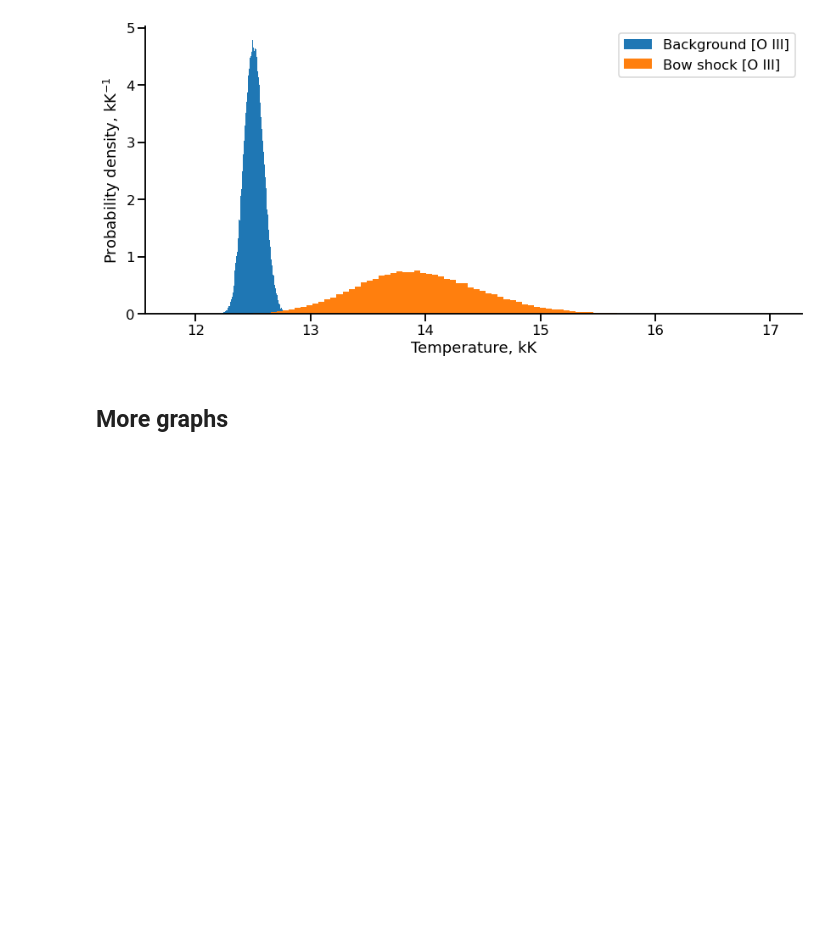
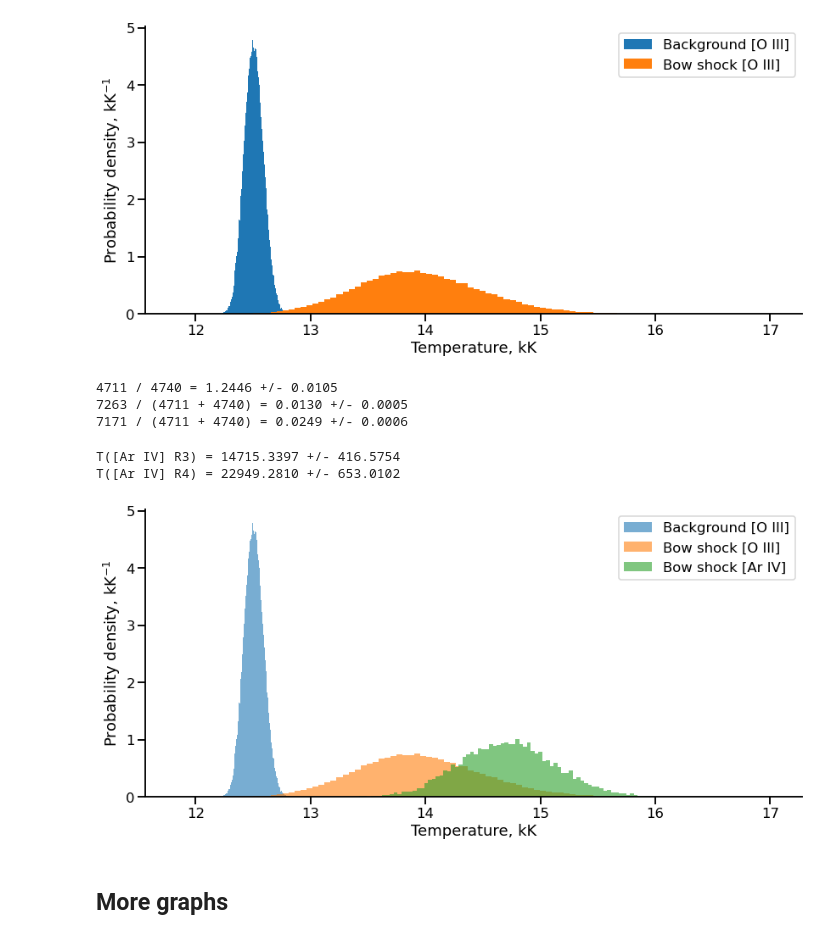
Before and after one commit to will-henney/muse-hii-regions, a Jupyter notebook: notebooks/10-01-ngc346-fors1-spatial-profiles.ipynb, the cells around one changed output. Drawn from its saved outputs; the diff is of its cells as text; code cells hidden in the pictures; blank space fills up the shorter version.

Commit message:
Finish analysis of O III vs Ar IV temperature

```diff
--- a/notebooks/10-01-ngc346-fors1-spatial-profiles.ipynb
+++ b/notebooks/10-01-ngc346-fors1-spatial-profiles.ipynb
@@ -642,3 +666,51 @@ fig.tight_layout();
+# %%
+R1 = i4711 / i4740
+R34 = (i7263 + i7171) / (i4711 + i4740)
+R3 = i7263 / (i4711 + i4740)
+R4 = i7171 / (i4711 + i4740)
+# %%
+print(f"4711 / 4740 = {R1.pdf_mean():.4f} +/- {R1.pdf_std():.4f}")
+print(f"7263 / (4711 + 4740) = {R3.pdf_median():.4f} +/- {R3.pdf_std():.4f}")
+print(f"7171 / (4711 + 4740) = {R4.pdf_median():.4f} +/- {R4.pdf_std():.4f}")
+# %% [output]
+4711 / 4740 = 1.2446 +/- 0.0105
+7263 / (4711 + 4740) = 0.0130 +/- 0.0005
+7171 / (4711 + 4740) = 0.0249 +/- 0.0006
+# %%
+ar4 = pn.Atom("Ar", 4)
+# %%
+e4711 = ar4.getEmissivity(tem=Tgrid, den=100.0, wave=4711)
+e4740 = ar4.getEmissivity(tem=Tgrid, den=100.0, wave=4740)
+e7263 = ar4.getEmissivity(tem=Tgrid, den=100.0, wave=7263)
+e7171 = ar4.getEmissivity(tem=Tgrid, den=100.0, wave=7171)
+R34grid = (e7263 + e7171) / (e4711 + e4740)
+R3grid = e7263 / (e4711 + e4740)
+R4grid = e7171 / (e4711 + e4740)
+# %%
+T_R3 = unc.Distribution(np.interp(R3.distribution, R3grid, Tgrid))
+T_R4 = unc.Distribution(np.interp(R4.distribution, R4grid, Tgrid))
+# %%
+print(f"T([Ar IV] R3) = {T_R3.pdf_mean():.4f} +/- {T_R3.pdf_std():.4f}")
+print(f"T([Ar IV] R4) = {T_R4.pdf_mean():.4f} +/- {T_R4.pdf_std():.4f}")
+# %% [output]
+T([Ar IV] R3) = 14715.3397 +/- 416.5754
+T([Ar IV] R4) = 22949.2810 +/- 653.0102
+# %%
+fig, ax = plt.subplots(figsize=(12, 6))
+ax.hist(T_bg.distribution / 1000, bins=100, density=True, label="Background [O III]", alpha=0.6)
+ax.hist(T_bs.distribution / 1000, bins=100, density=True, label="Bow shock [O III]", alpha=0.6)
+ax.hist(T_R3.distribution / 1000, bins=100, density=True, label="Bow shock [Ar IV]", alpha=0.6)
+#ax.hist(T_R4.distribution / 1000, bins=100, density=True, label="Bow shock [Ar IV] R4")
+ax.legend()
+ax.set(
+    xlabel="Temperature, kK",
+    ylabel="Probability density, kK$^{-1}$",
+)
+sns.despine()
+fig.tight_layout()
+fig.savefig("../figs/ngc346-bowshock-T-oiii-ariv.pdf");
+# %% [output]
+[figure, added]
 # %% [markdown]
 ## More graphs
 # %%
```
Also changed, not shown: parts of 5 cells of this notebook, 10 other files.
